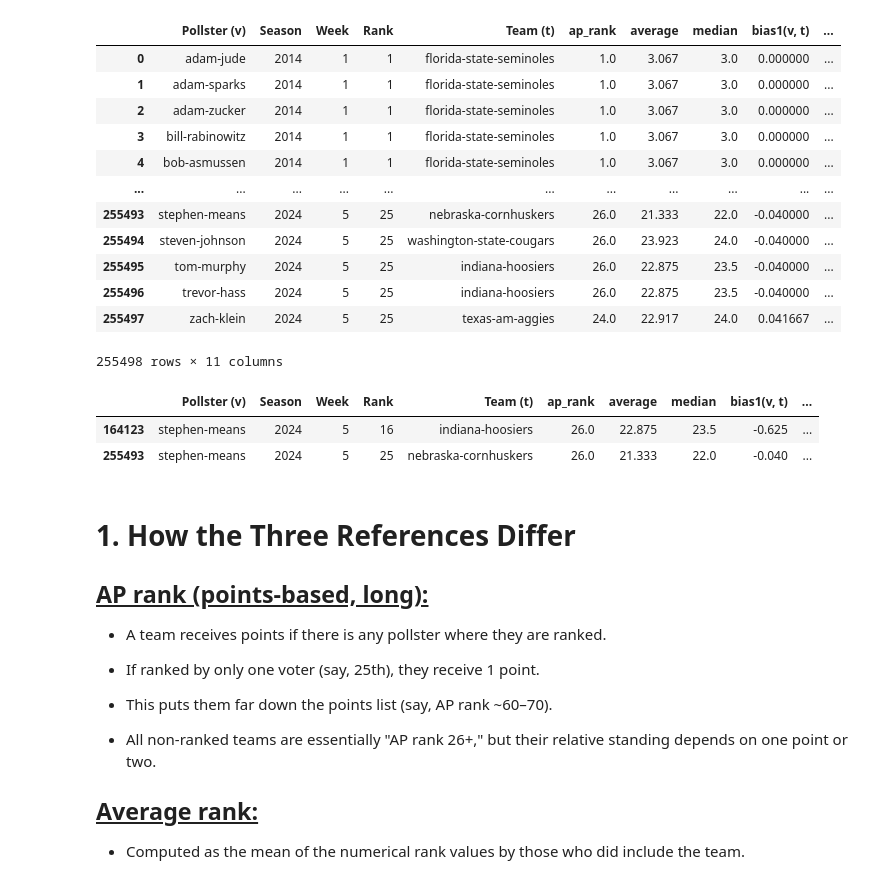
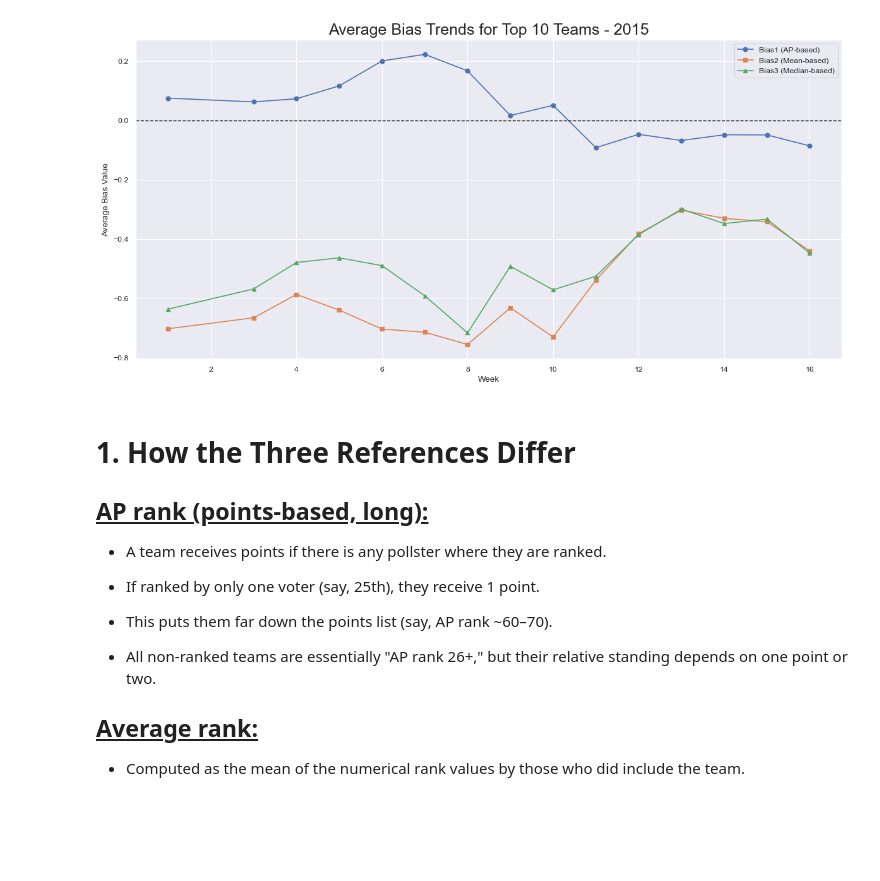
Before and after one commit to lyonstran/IML-FALL2025---Voter-Bias, a Jupyter notebook: scripts/scratch.ipynb, the cells around one changed output. Cells and saved outputs as stored; diff of their text form; code cells hidden in the pictures; blank space fills up the shorter version.

Commit message:
investigate discrepency in top 10 teams -> visualized it

```diff
--- a/scripts/scratch.ipynb
+++ b/scripts/scratch.ipynb
@@ -5,21 +6,7 @@ import matplotlib.pyplot as plt
 # %%
-df = pd.read_csv(r'C:\Users\lyons\OneDrive\Desktop\IML-FALL2025---Voter-Bias\output_data\cfb\master_bias_file_cfb.csv')
+df = pd.read_csv(r'C:\Users\lyons\OneDrive\Desktop\IML-FALL2025---Voter-Bias\output_data\cfb\cfb_master_bias_file.csv')
 # %%
 df
-# %% [output]
-|  | Pollster (v) | Season | Week | Rank | Team (t) | ap_rank | average | median | bias1(v, t) | ... |
-| 0 | adam-jude | 2014 | 1 | 1 | florida-state-seminoles | 1.0 | 3.067 | 3.0 | 0.000000 | ... |
-| 1 | adam-sparks | 2014 | 1 | 1 | florida-state-seminoles | 1.0 | 3.067 | 3.0 | 0.000000 | ... |
-| 2 | adam-zucker | 2014 | 1 | 1 | florida-state-seminoles | 1.0 | 3.067 | 3.0 | 0.000000 | ... |
-| 3 | bill-rabinowitz | 2014 | 1 | 1 | florida-state-seminoles | 1.0 | 3.067 | 3.0 | 0.000000 | ... |
-| 4 | bob-asmussen | 2014 | 1 | 1 | florida-state-seminoles | 1.0 | 3.067 | 3.0 | 0.000000 | ... |
-| ... | ... | ... | ... | ... | ... | ... | ... | ... | ... | ... |
-| 255493 | stephen-means | 2024 | 5 | 25 | nebraska-cornhuskers | 26.0 | 21.333 | 22.0 | -0.040000 | ... |
-| 255494 | steven-johnson | 2024 | 5 | 25 | washington-state-cougars | 26.0 | 23.923 | 24.0 | -0.040000 | ... |
-| 255495 | tom-murphy | 2024 | 5 | 25 | indiana-hoosiers | 26.0 | 22.875 | 23.5 | -0.040000 | ... |
-| 255496 | trevor-hass | 2024 | 5 | 25 | indiana-hoosiers | 26.0 | 22.875 | 23.5 | -0.040000 | ... |
-| 255497 | zach-klein | 2024 | 5 | 25 | texas-am-aggies | 24.0 | 22.917 | 24.0 | 0.041667 | ... |
-255498 rows × 11 columns
 # %%
 df2024 = df[df.Season == 2024]
 df2024_week5 = df2024[df2024.Week == 5]
@@ -29,10 +16,45 @@ df2024_week5_stephen_26
 
 
 #looking at how these two teams ranked 26, we can see that these unranked teams vary much greater compared to the bias2 and bias3 because of how we are handling unranked teams
-# %% [output]
-|  | Pollster (v) | Season | Week | Rank | Team (t) | ap_rank | average | median | bias1(v, t) | ... |
-| 164123 | stephen-means | 2024 | 5 | 16 | indiana-hoosiers | 26.0 | 22.875 | 23.5 | -0.625 | ... |
-| 255493 | stephen-means | 2024 | 5 | 25 | nebraska-cornhuskers | 26.0 | 21.333 | 22.0 | -0.040 | ... |
+# %%
+df_2015 = df[df["Season"] == 2015]
+
+agg_2015 = (
+    df_2015.groupby(["Season", "Week", "Team (t)", "ap_rank", "average", "median"], as_index = False)
+    [["bias1(v, t)", "bias2(v, t)", "bias3(v, t)"]].mean()
+)
+
+top10_teams_2015 = (
+    agg_2015[agg_2015["Week"] == 1]
+    .nsmallest(10, "ap_rank")["Team (t)"]
+    .tolist()
+)
+
+agg_top10_2015 = agg_2015[agg_2015["Team (t)"].isin(top10_teams_2015)]
+
+avg_bias_top10 = (
+    agg_top10_2015.groupby("Week")[["bias1(v, t)", "bias2(v, t)", "bias3(v, t)"]]
+    .mean()
+    .reset_index()
+)
+
+sns.set(style = "darkgrid", context = "paper")
+
+plt.figure(figsize=(12,6))
+plt.plot(avg_bias_top10["Week"], avg_bias_top10["bias1(v, t)"], marker = "o", label = "Bias1 (AP-based)")
+plt.plot(avg_bias_top10["Week"], avg_bias_top10["bias2(v, t)"], marker = "s", label = "Bias2 (Mean-based)")
+plt.plot(avg_bias_top10["Week"], avg_bias_top10["bias3(v, t)"], marker = "^", label = "Bias3 (Median-based)")
+
+plt.axhline(0, color = "black", linestyle = "--", linewidth = 1)
+
+plt.title("Average Bias Trends for Top 10 Teams - 2015", fontsize = 18)
+plt.xlabel("Week")
+plt.ylabel("Average Bias Value")
+plt.legend()
+plt.tight_layout()
+plt.show()
+# %% [output]
+[figure, added]
 # %% [markdown]
 # 1. How the Three References Differ
 
```
Also changed, not shown: parts of 1 cell of this notebook.
